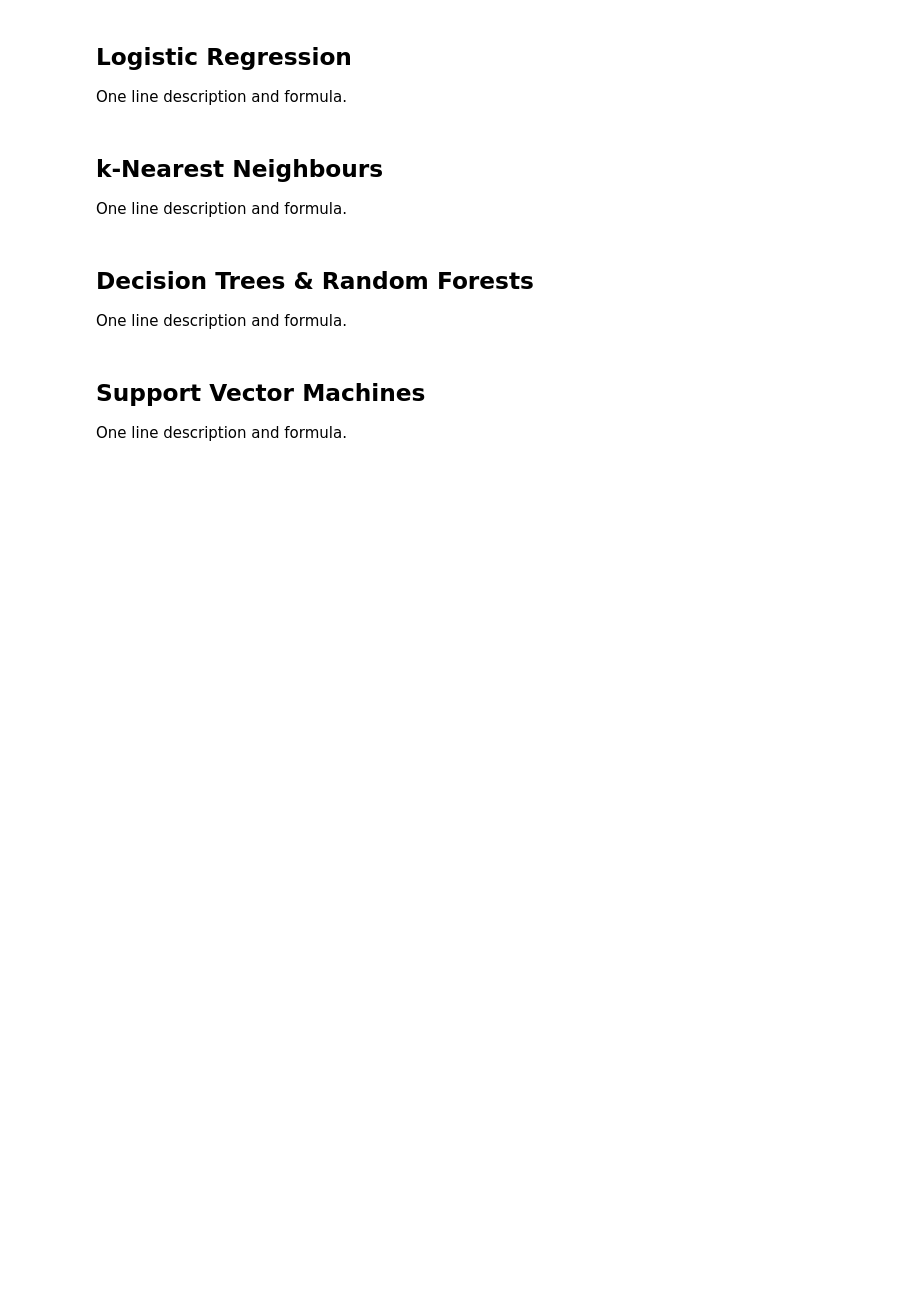
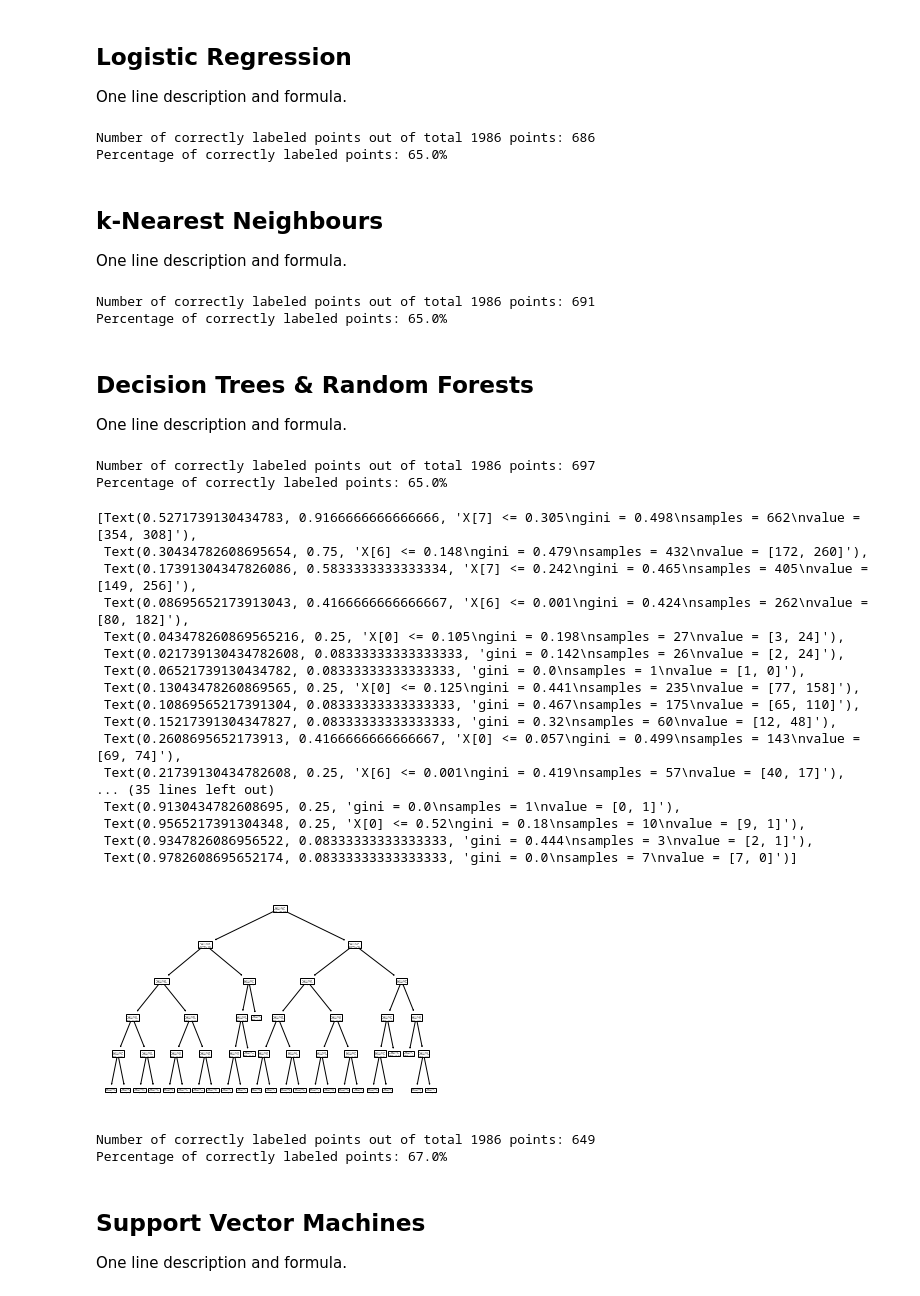
Before and after one commit to vibrantlychee/big-movie-data, a Jupyter notebook: flop_or_not.ipynb, the cells around one changed output. Cells and saved outputs as stored; diff of their text form; code cells hidden in the pictures; blank space fills up the shorter version.

Commit message:
finished base model building except svm

```diff
--- a/flop_or_not.ipynb
+++ b/flop_or_not.ipynb
@@ -444,8 +450,9 @@ y = training_data_copy["flop"]
 # %% [markdown]
 Split data into training and test sets, with `test_size` equal to $\gamma$ which will also be a hyperparameter to be tuned.
 # %%
-gamma = 0.5
+gamma = 0.75
 X_train, X_test, y_train, y_test = train_test_split(X, y, test_size=gamma, random_state=0)
+initial_training_data = (X_train, X_test, y_train, y_test)
 test_pts = X_test.shape[0]
 # %% [markdown]
 ## Null Model
@@ -463,5 +470,3 @@ Percentage of correctly labeled points: 54.0%
 # %% [markdown]
 ## Naive Bayes
 Description of each and formula.
-# %%
-def train_model(model, X_train, y_train):
@@ -493,0 +473,26 @@ print("Percentage of correctly labeled points: {}%".format(round(gnb_correct_pts
+# %%
+def train_model(classifier, data, show=True):
+    '''
+    INPUTS:     classifier:     (sklearn classifier) the classifier to be used, e.g. GaussianNB()
+                X_train:        (pd.DataFrame) training set of independent variables
+                y_train:        (pd.Series) training set of dependent variable
+                X_test:         (pd.DataFrame) test set of independent variables
+                y_test:         (pd.Series) test set of dependent variables
+                show:           (bool) whether or not to print accuracy results
+
+    OUTPUT:     model:          (sklearn fitted object)
+                pred:           (np.ndarray) array of predicted data points given X-test, using classifier, and trained on X_train and y_train
+                correct_pts:    (int) number of correctly fitted points
+    '''
+
+    (X_train, X_test, y_train, y_test) = data
+
+    fitted = classifier.fit(X_train, y_train)
+    pred = fitted.predict(X_test)
+    correct_pts = (y_test == pred).sum()
+
+    if show:
+        print("Number of correctly labeled points out of total {} points: {}".format(test_pts, test_pts - correct_pts))
+        print("Percentage of correctly labeled points: {}%".format(round(correct_pts / test_pts, 2) * 100))
+
+    return (fitted, pred, correct_pts)
@@ -499,8 +532,18 @@ One line description and formula.
+# %%
+# logistic regression
+(log_fitted, log_predict, log_correct_pts) = train_model(LogisticRegression(), initial_training_data, show=True)
+# %% [output]
+Number of correctly labeled points out of total 1986 points: 686
+Percentage of correctly labeled points: 65.0%
 # %% [markdown]
 ## k-Nearest Neighbours
 One line description and formula.
 # %%
 # k-nearest neighbours
+(knn_fitted, knn_predict, knn_correct_pts) = train_model(KNeighborsClassifier(), initial_training_data, show=True)
+# %% [output]
+Number of correctly labeled points out of total 1986 points: 691
+Percentage of correctly labeled points: 65.0%
 # %% [markdown]
 ## Decision Trees & Random Forests
 One line description and formula.
@@ -511,3 +550,35 @@ One line description and formula.
+# %%
+# decision trees
+# DecisionTreeClassifier takes max_depth=int
+(tree_fitted, tree_predict, tree_correct_pts) = train_model(tree.DecisionTreeClassifier(max_depth=5), initial_training_data, show=True)
+# tree.plot_tree(tree_fitted)
+# %% [output]
+Number of correctly labeled points out of total 1986 points: 697
+Percentage of correctly labeled points: 65.0%
+[Text(0.5271739130434783, 0.9166666666666666, 'X[7] <= 0.305\ngini = 0.498\nsamples = 662\nvalue = [354, 308]'),
+ Text(0.30434782608695654, 0.75, 'X[6] <= 0.148\ngini = 0.479\nsamples = 432\nvalue = [172, 260]'),
+ Text(0.17391304347826086, 0.5833333333333334, 'X[7] <= 0.242\ngini = 0.465\nsamples = 405\nvalue = [149, 256]'),
+ Text(0.08695652173913043, 0.4166666666666667, 'X[6] <= 0.001\ngini = 0.424\nsamples = 262\nvalue = [80, 182]'),
+ Text(0.043478260869565216, 0.25, 'X[0] <= 0.105\ngini = 0.198\nsamples = 27\nvalue = [3, 24]'),
+ Text(0.021739130434782608, 0.08333333333333333, 'gini = 0.142\nsamples = 26\nvalue = [2, 24]'),
+ Text(0.06521739130434782, 0.08333333333333333, 'gini = 0.0\nsamples = 1\nvalue = [1, 0]'),
+ Text(0.13043478260869565, 0.25, 'X[0] <= 0.125\ngini = 0.441\nsamples = 235\nvalue = [77, 158]'),
+ Text(0.10869565217391304, 0.08333333333333333, 'gini = 0.467\nsamples = 175\nvalue = [65, 110]'),
+ Text(0.15217391304347827, 0.08333333333333333, 'gini = 0.32\nsamples = 60\nvalue = [12, 48]'),
+ Text(0.2608695652173913, 0.4166666666666667, 'X[0] <= 0.057\ngini = 0.499\nsamples = 143\nvalue = [69, 74]'),
+ Text(0.21739130434782608, 0.25, 'X[6] <= 0.001\ngini = 0.419\nsamples = 57\nvalue = [40, 17]'),
+... (35 lines left out)
+ Text(0.9130434782608695, 0.25, 'gini = 0.0\nsamples = 1\nvalue = [0, 1]'),
+ Text(0.9565217391304348, 0.25, 'X[0] <= 0.52\ngini = 0.18\nsamples = 10\nvalue = [9, 1]'),
+ Text(0.9347826086956522, 0.08333333333333333, 'gini = 0.444\nsamples = 3\nvalue = [2, 1]'),
+ Text(0.9782608695652174, 0.08333333333333333, 'gini = 0.0\nsamples = 7\nvalue = [7, 0]')]
+[figure, added]
+# %%
+# random forests
+(forest_fitted, forest_predict, forest_correct_pts) = train_model(RandomForestClassifier(), initial_training_data, show=True)
+# %% [output]
+Number of correctly labeled points out of total 1986 points: 649
+Percentage of correctly labeled points: 67.0%
 # %% [markdown]
 ## Support Vector Machines
 One line description and formula.
```
Also changed, not shown: parts of 11 cells of this notebook.
